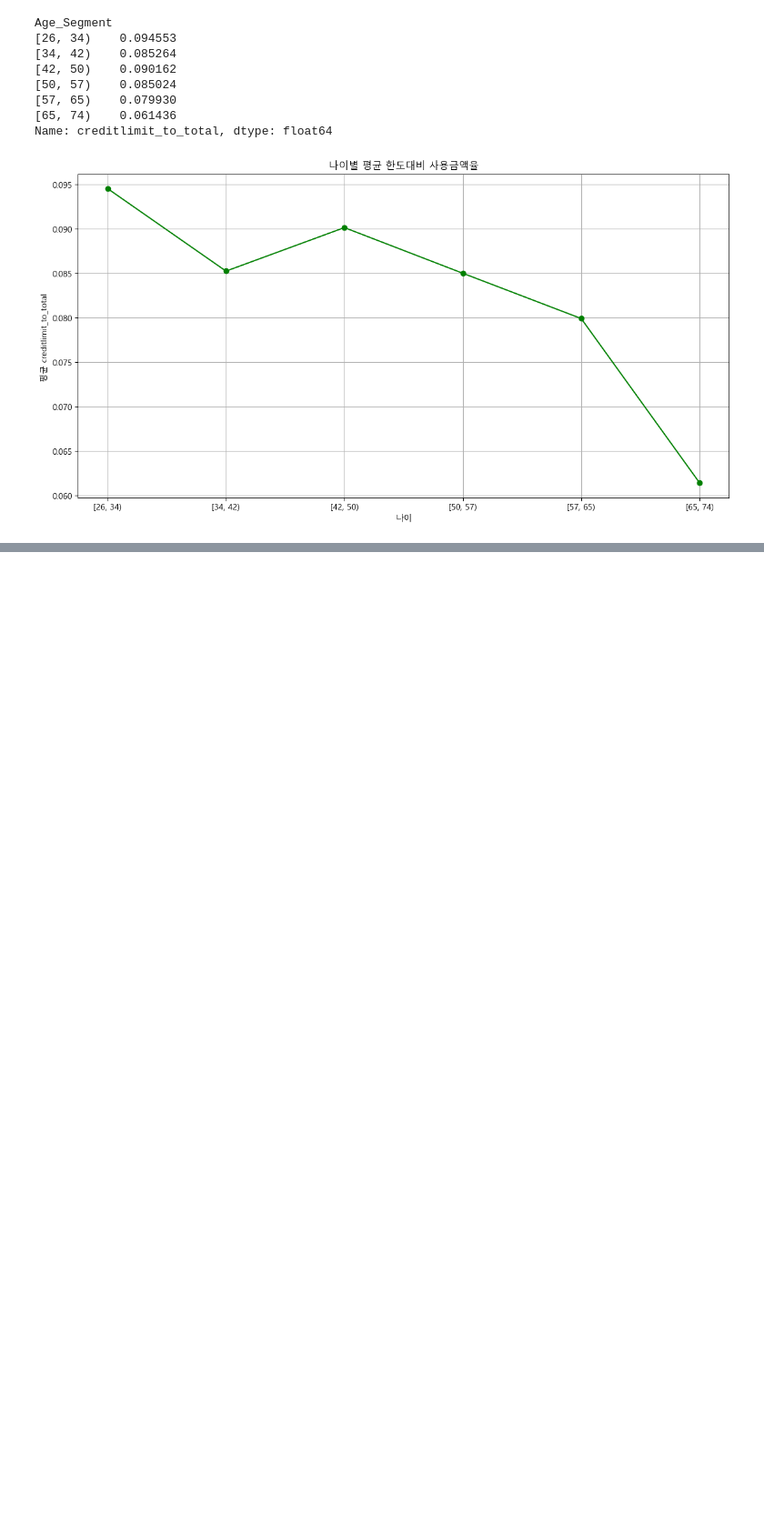
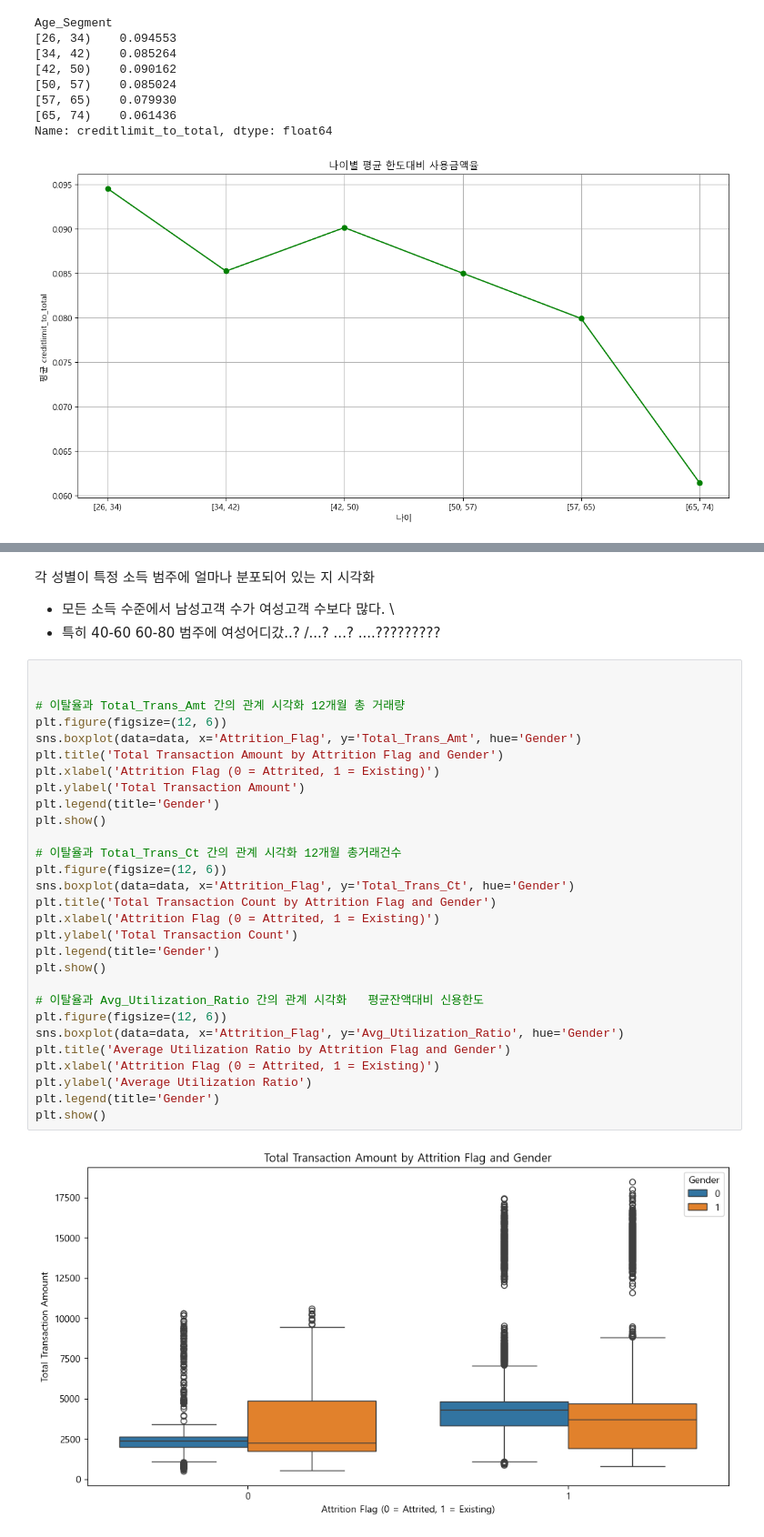
Before and after one commit to myhappydays/Programmers-Data-Analysis-2nd, a Jupyter notebook: heeryeong/bank.ipynb, the cells around one changed output, grey strips where cells are left out. Shown at 91% size. Drawn from its saved outputs; the diff is of its cells as text; blank space fills up the shorter version.

```diff
--- a/heeryeong/bank.ipynb
+++ b/heeryeong/bank.ipynb
@@ -1209,0 +1233,35 @@ Name: creditlimit_to_total, dtype: float64
+# %% [markdown]
+각 성별이 특정 소득 범주에 얼마나 분포되어 있는 지 시각화
+- 모든 소득 수준에서 남성고객 수가 여성고객 수보다 많다. \
+- 특히 40-60 60-80 범주에 여성어디갔..? /...? ...? ....?????????
+# %%
+
+
+# 이탈율과 Total_Trans_Amt 간의 관계 시각화 12개월 총 거래량
+plt.figure(figsize=(12, 6))
+sns.boxplot(data=data, x='Attrition_Flag', y='Total_Trans_Amt', hue='Gender')
+plt.title('Total Transaction Amount by Attrition Flag and Gender')
+plt.xlabel('Attrition Flag (0 = Attrited, 1 = Existing)')
+plt.ylabel('Total Transaction Amount')
+plt.legend(title='Gender')
+plt.show()
+
+# 이탈율과 Total_Trans_Ct 간의 관계 시각화 12개월 총거래건수
+plt.figure(figsize=(12, 6))
+sns.boxplot(data=data, x='Attrition_Flag', y='Total_Trans_Ct', hue='Gender')
+plt.title('Total Transaction Count by Attrition Flag and Gender')
+plt.xlabel('Attrition Flag (0 = Attrited, 1 = Existing)')
+plt.ylabel('Total Transaction Count')
+plt.legend(title='Gender')
+plt.show()
+
+# 이탈율과 Avg_Utilization_Ratio 간의 관계 시각화   평균잔액대비 신용한도
+plt.figure(figsize=(12, 6))
+sns.boxplot(data=data, x='Attrition_Flag', y='Avg_Utilization_Ratio', hue='Gender')
+plt.title('Average Utilization Ratio by Attrition Flag and Gender')
+plt.xlabel('Attrition Flag (0 = Attrited, 1 = Existing)')
+plt.ylabel('Average Utilization Ratio')
+plt.legend(title='Gender')
+plt.show()
+# %% [output]
+[figure, added]
```
Also changed, not shown: parts of 15 cells of this notebook.
